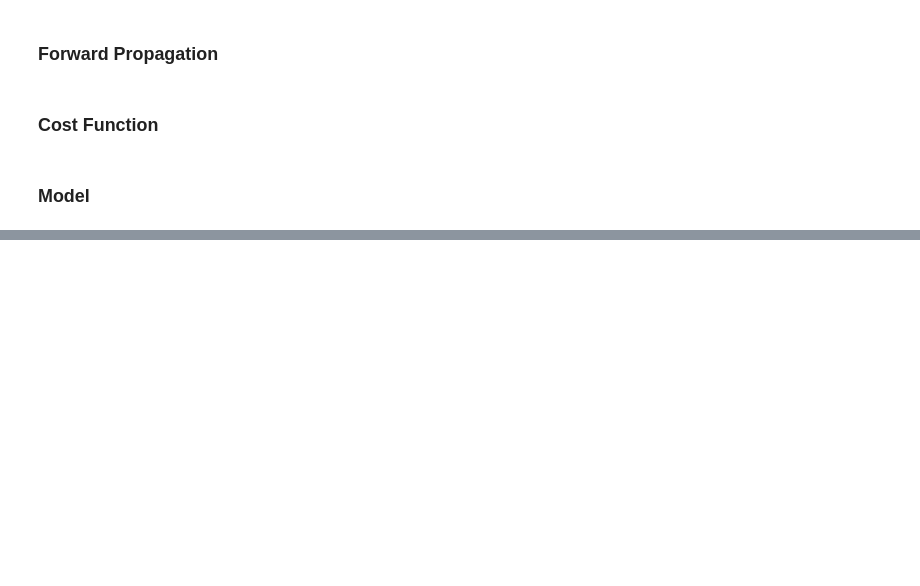
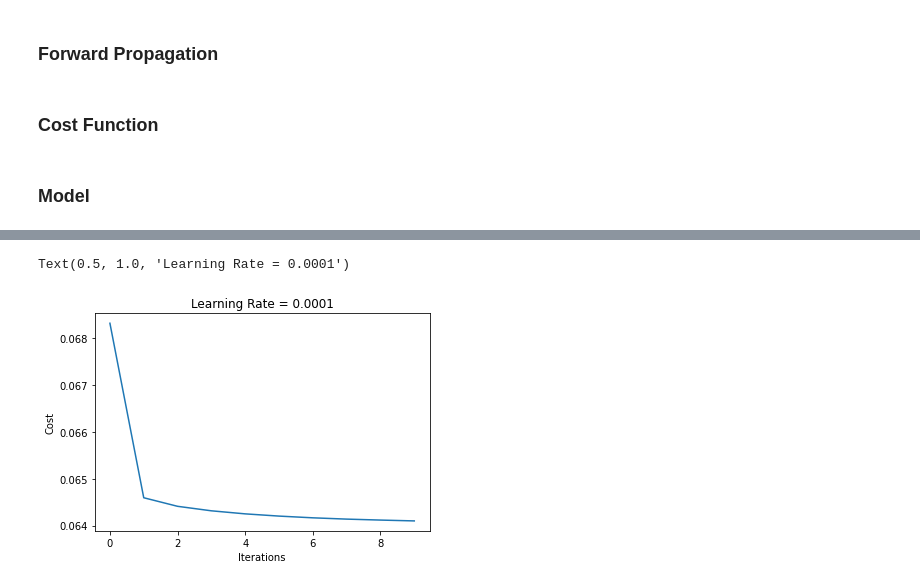
Before and after one commit to dvsh-n/Classifying-Fashion-MNIST, a Jupyter notebook: DeepNN-FashionMNIST.ipynb, the cells around one changed output, grey strips where cells are left out. Drawn from its saved outputs; the diff is of its cells as text; code cells hidden in the pictures; blank space fills up the shorter version.

Commit message:
Completed the Model and Trained
Next, try to reduce bias and run tensorflow on GPU

```diff
--- a/DeepNN-FashionMNIST.ipynb
+++ b/DeepNN-FashionMNIST.ipynb
@@ -52,8 +52,8 @@ test_y = tf.data.Dataset.from_tensor_slices(test_y)
 # %% [markdown]
 <h3>Normalizing Train and Test Data</h3>
 # %%
-norm_train_X = train_X.map(normalize)
-norm_test_X = test_X.map(normalize)
+new_train_X = train_X.map(normalize)
+new_test_X = test_X.map(normalize)
 # %% [markdown]
 <h3>One-Hot Encoding</h3>
 # %%
@@ -69,25 +69,23 @@ new_test_y = test_y.map(one_hot_matrix)
 <h3>Initializing Parameters</h3>
 # %%
 def init_params(data_dims ,layer_dims):
+    layer_dims.insert(0, data_dims)
+
     initializer = tf.keras.initializers.GlorotNormal()
 
     params = {}
 
+    for l in range(1, len(layer_dims)):
+        params["W" + str(l)] = tf.Variable(initializer(shape = (layer_dims[l], layer_dims[l-1])))
+        params["b" + str(l)] = tf.Variable(initializer(shape = (layer_dims[l],1)))
 
-    for l in range(1, len(layer_dims) + 1):
-        if l == 1:
-            params["W" + str(l)] = tf.Variable(initializer(shape = (layer_dims[l],data_dims)))
-            params["b" + str(l)] = tf.Variable(initializer(shape = (layer_dims[l],1)))
-        else:
-            params["W" + str(l)] = tf.Variable(initializer(shape = (layer_dims[l],layer_dims[l-1])))
-            params["b" + str(l)] = tf.Variable(initializer(shape = (layer_dims[l],1)))
 
     return params
 # %% [markdown]
 <h3>Forward Propagation</h3>
 # %%
 def forward_propagation(X, params):
-    n_layers = len(params)/2
+    n_layers = int(len(params)/2)
 
     Z = {}
     activations = {}
@@ -116,0 +178,2 @@ def compute_cost(logits, labels):
+# %%
+parameters, costs, train_acc, test_acc = model(new_train_X, new_train_y, new_test_X, new_test_y, num_epochs=100, learing_rate= 0.0001, minibatch_size= 32, layer_dims= [25,25,15,10])
@@ -116,0 +198,13 @@ def compute_cost(logits, labels):
+# %%
+import pickle
+
+with open('Params~V1.0.pkl', 'wb') as f:
+    pickle.dump(parameters, f)
+
+plt.plot(numpy.squeeze(costs))
+plt.ylabel("Cost")
+plt.xlabel("Iterations")
+plt.title("Learning Rate = 0.0001")
+# %% [output]
+Text(0.5, 1.0, 'Learning Rate = 0.0001')
+[figure, added]
```
Also changed, not shown: parts of 3 cells of this notebook, 2 other files.
